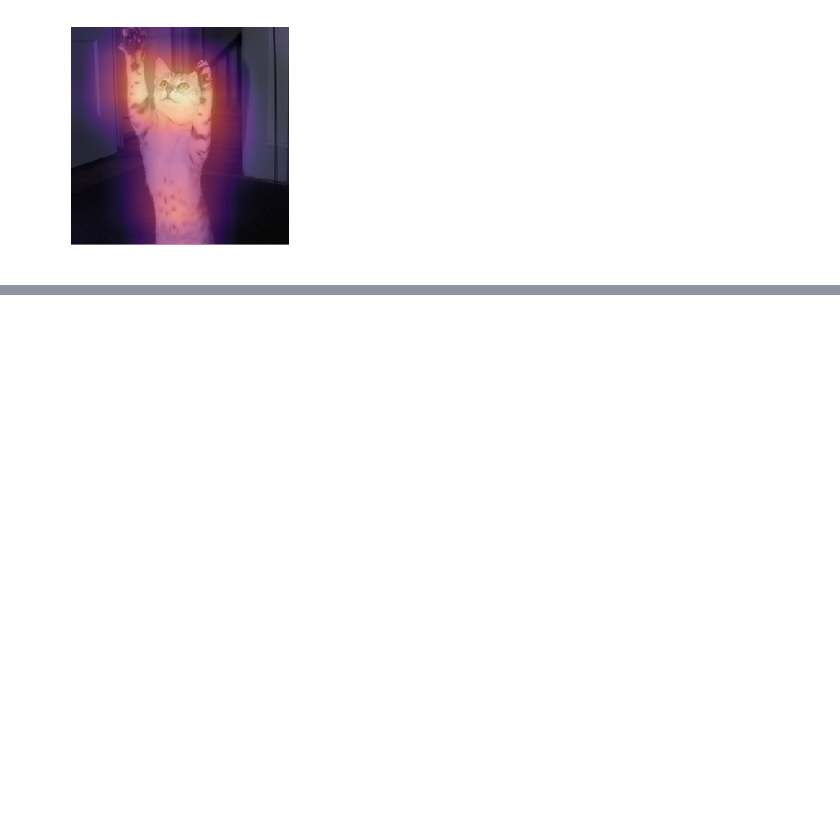
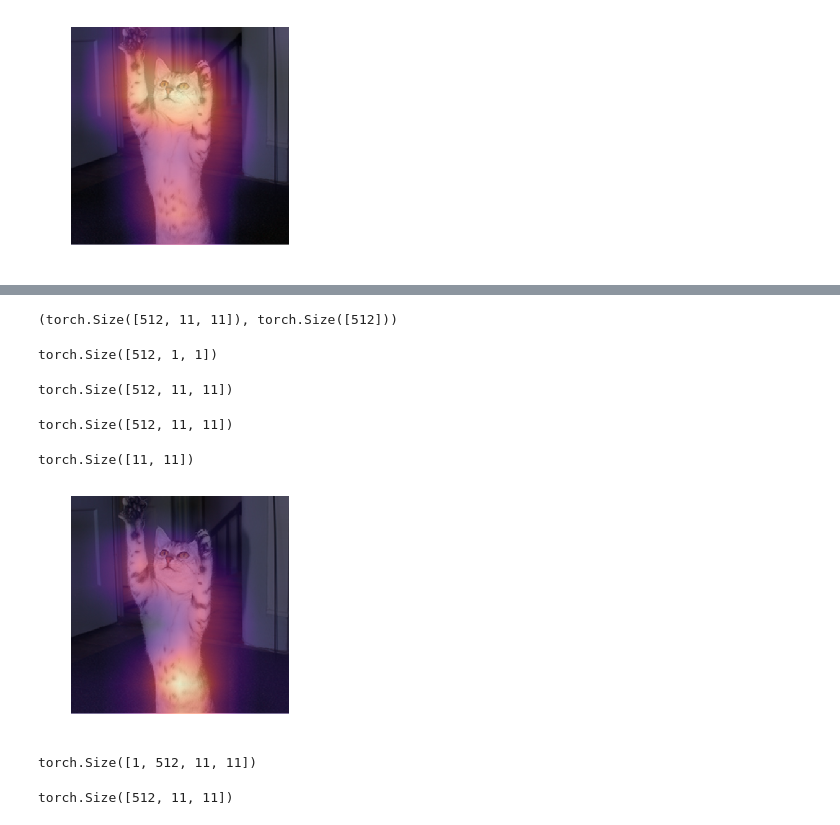
Before and after one commit to imflash217/Project_MachineLearning, a Jupyter notebook: imflash217_flashai_6_pets.ipynb, the cells around one changed output, grey strips where cells are left out. Drawn from its saved outputs; the diff is of its cells as text; code cells hidden in the pictures; blank space fills up the shorter version.

```diff
--- a/imflash217_flashai_6_pets.ipynb
+++ b/imflash217_flashai_6_pets.ipynb
@@ -462,0 +470,35 @@ show_heatmap(heatmap=avg_activations, img=xb_img)
+# %%
+grad = hook_gradients.stored[0][0].cpu()
+grad_per_channel = grad.mean(dim=1).mean(dim=1)
+grad.shape, grad_per_channel.shape
+# %% [output]
+(torch.Size([512, 11, 11]), torch.Size([512]))
+# %%
+grad_per_channel[..., None, None].shape
+# %% [output]
+torch.Size([512, 1, 1])
+# %%
+activations.shape
+# %% [output]
+torch.Size([512, 11, 11])
+# %%
+(activations*grad_per_channel[..., None, None]).shape
+# %% [output]
+torch.Size([512, 11, 11])
+# %%
+mult_acts_grad = (activations*grad_per_channel[..., None, None]).mean(0)
+mult_acts_grad.shape
+# %% [output]
+torch.Size([11, 11])
+# %%
+show_heatmap(heatmap=mult_acts_grad, img=xb_im)
+# %% [output]
+[figure, added]
+# %%
+hook_gradients.stored[0].shape
+# %% [output]
+torch.Size([1, 512, 11, 11])
+# %%
+hook_activations.stored[0].shape
+# %% [output]
+torch.Size([512, 11, 11])
```
Also changed, not shown: parts of 1 cell of this notebook.
